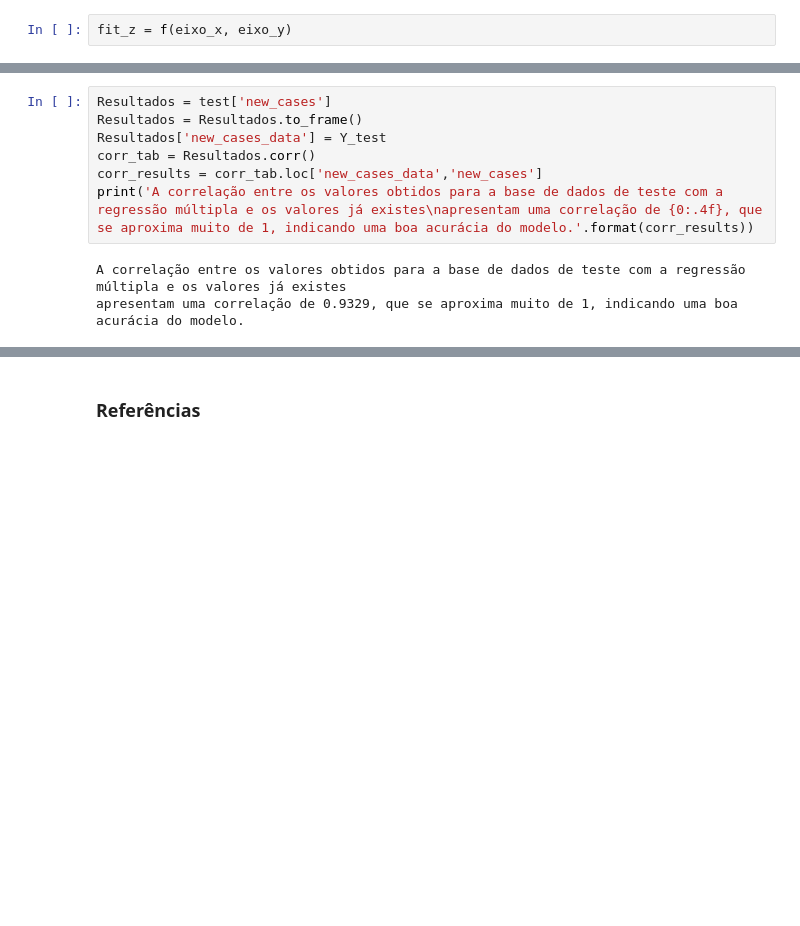
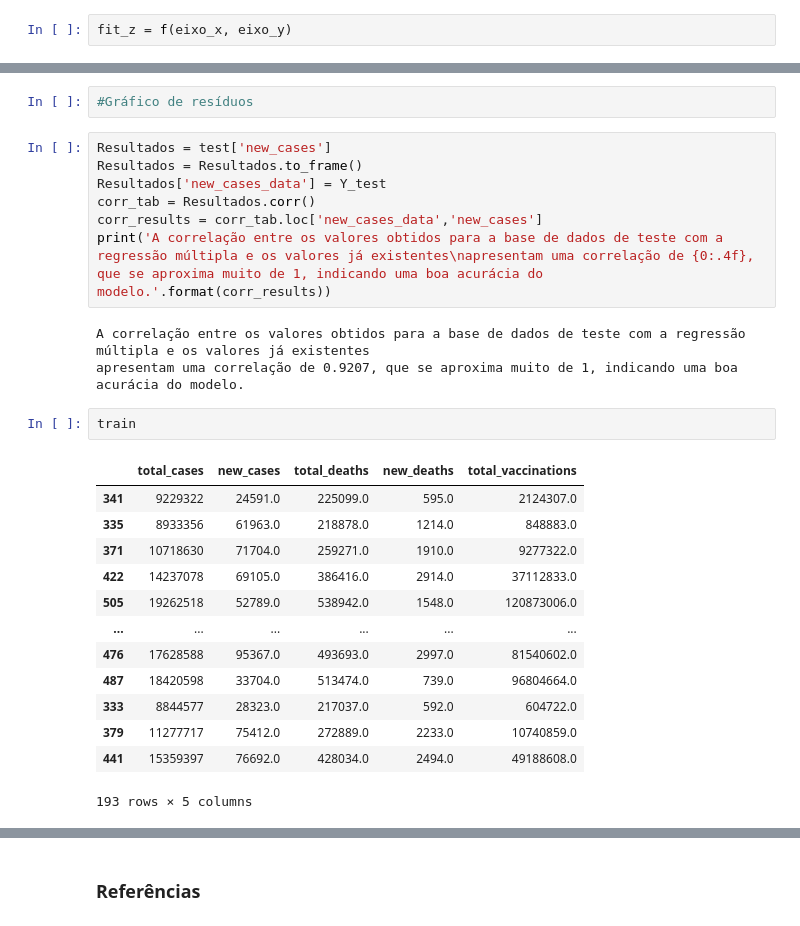
Before and after one commit to marlonsp/Projeto2-CiDados, a Jupyter notebook: Projeto2-CDados.ipynb, the cells around one changed output, grey strips where cells are left out. Drawn from its saved outputs; the diff is of its cells as text; blank space fills up the shorter version.

```diff
--- a/Projeto2-CDados.ipynb
+++ b/Projeto2-CDados.ipynb
@@ -350,10 +350,28 @@ plt.show()
+# %%
+#Gráfico de resíduos
 # %%
 Resultados = test['new_cases']
 Resultados = Resultados.to_frame()
 Resultados['new_cases_data'] = Y_test
 corr_tab = Resultados.corr()
 corr_results = corr_tab.loc['new_cases_data','new_cases']
-print('A correlação entre os valores obtidos para a base de dados de teste com a regressão múltipla e os valores já existes\napresentam uma correlação de {0:.4f}, que se aproxima muito de 1, indicando uma boa acurácia do modelo.'.format(corr_results))
+print('A correlação entre os valores obtidos para a base de dados de teste com a regressão múltipla e os valores já existentes\napresentam uma correlação de {0:.4f}, que se aproxima muito de 1, indicando uma boa acurácia do modelo.'.format(corr_results))
 # %% [output]
-A correlação entre os valores obtidos para a base de dados de teste com a regressão múltipla e os valores já existes
-apresentam uma correlação de 0.9329, que se aproxima muito de 1, indicando uma boa acurácia do modelo.
+A correlação entre os valores obtidos para a base de dados de teste com a regressão múltipla e os valores já existentes
+apresentam uma correlação de 0.9207, que se aproxima muito de 1, indicando uma boa acurácia do modelo.
+# %%
+train
+# %% [output]
+|  | total_cases | new_cases | total_deaths | new_deaths | total_vaccinations |
+| 341 | 9229322 | 24591.0 | 225099.0 | 595.0 | 2124307.0 |
+| 335 | 8933356 | 61963.0 | 218878.0 | 1214.0 | 848883.0 |
+| 371 | 10718630 | 71704.0 | 259271.0 | 1910.0 | 9277322.0 |
+| 422 | 14237078 | 69105.0 | 386416.0 | 2914.0 | 37112833.0 |
+| 505 | 19262518 | 52789.0 | 538942.0 | 1548.0 | 120873006.0 |
+| ... | ... | ... | ... | ... | ... |
+| 476 | 17628588 | 95367.0 | 493693.0 | 2997.0 | 81540602.0 |
+| 487 | 18420598 | 33704.0 | 513474.0 | 739.0 | 96804664.0 |
+| 333 | 8844577 | 28323.0 | 217037.0 | 592.0 | 604722.0 |
+| 379 | 11277717 | 75412.0 | 272889.0 | 2233.0 | 10740859.0 |
+| 441 | 15359397 | 76692.0 | 428034.0 | 2494.0 | 49188608.0 |
+193 rows × 5 columns
```
Also changed, not shown: parts of 8 cells of this notebook.
